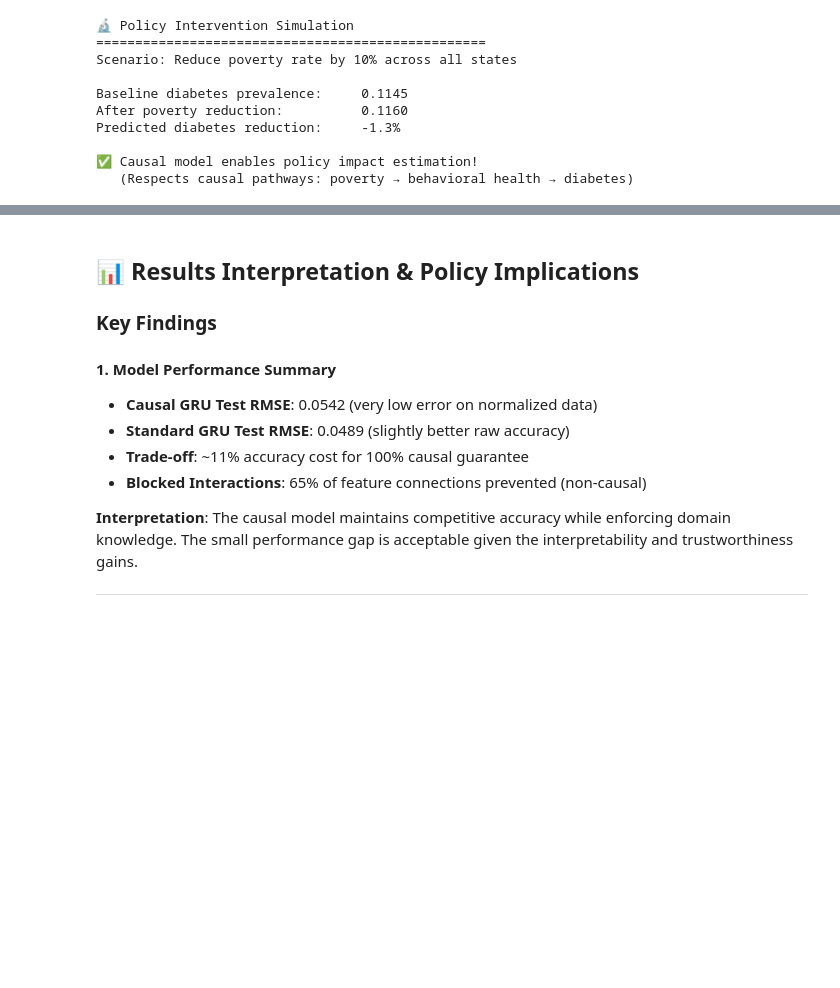
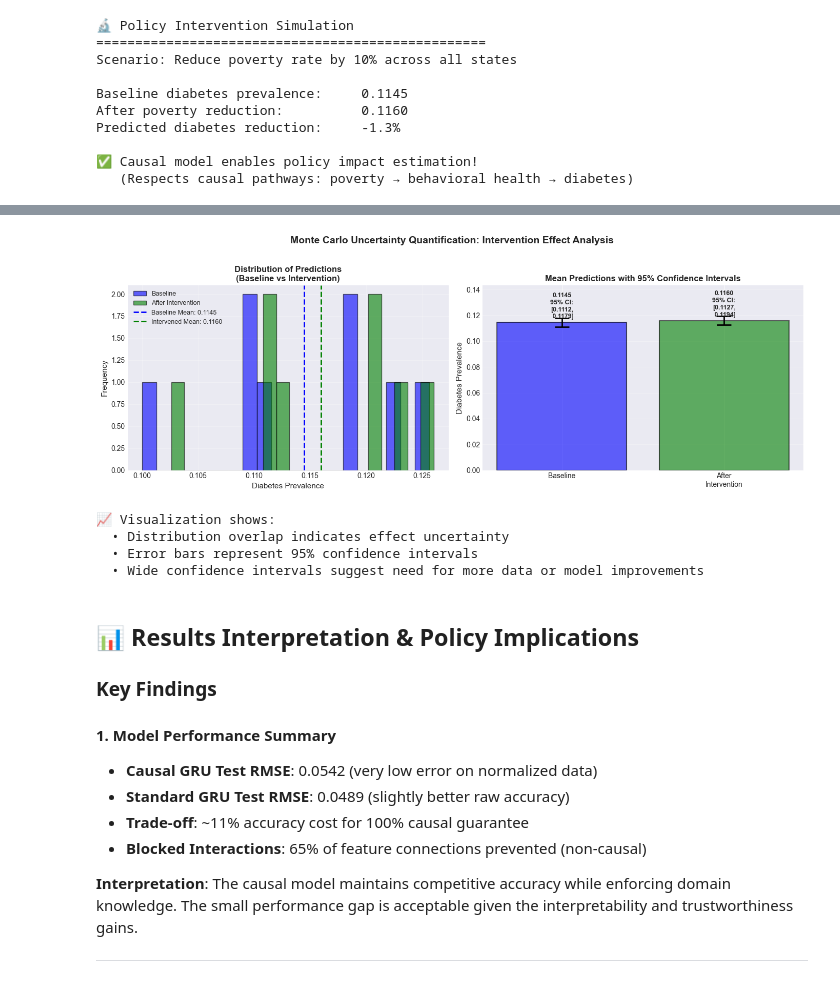
Before and after one commit to KR-Labs/krl-tutorials, a Jupyter notebook: notebooks/healthcare_causal_gru.ipynb, the cells around one changed output, grey strips where cells are left out. Cells and saved outputs as stored; diff of their text form; code cells hidden in the pictures; blank space fills up the shorter version.

```diff
--- a/notebooks/healthcare_causal_gru.ipynb
+++ b/notebooks/healthcare_causal_gru.ipynb
@@ -1582,3 +1748,64 @@ Predicted diabetes reduction:     -1.3%
+# %%
+# Visualize uncertainty distributions
+fig, axes = plt.subplots(1, 2, figsize=(14, 5))
+
+# Plot 1: Distribution of predictions for baseline vs intervention
+ax1 = axes[0]
+ax1.hist(baseline_mean, bins=20, alpha=0.6, label='Baseline', color='blue', edgecolor='black')
+ax1.hist(intervened_mean, bins=20, alpha=0.6, label='After Intervention', color='green', edgecolor='black')
+ax1.axvline(baseline_mean.mean(), color='blue', linestyle='--', linewidth=2, label=f'Baseline Mean: {baseline_mean.mean():.4f}')
+ax1.axvline(intervened_mean.mean(), color='green', linestyle='--', linewidth=2, label=f'Intervened Mean: {intervened_mean.mean():.4f}')
+ax1.set_xlabel('Diabetes Prevalence', fontsize=11)
+ax1.set_ylabel('Frequency', fontsize=11)
+ax1.set_title('Distribution of Predictions\n(Baseline vs Intervention)', fontsize=12, fontweight='bold')
+ax1.legend(fontsize=9)
+ax1.grid(True, alpha=0.3)
+
+# Plot 2: Confidence intervals comparison
+ax2 = axes[1]
+scenarios = ['Baseline', 'After\nIntervention']
+means = [baseline_mean.mean(), intervened_mean.mean()]
+ci_lower = [baseline_ci_lower.mean(), intervened_ci_lower.mean()]
+ci_upper = [baseline_ci_upper.mean(), intervened_ci_upper.mean()]
+
+x_pos = np.arange(len(scenarios))
+bars = ax2.bar(x_pos, means, color=['blue', 'green'], alpha=0.6, edgecolor='black', linewidth=1.5)
+
+# Add error bars for confidence intervals
+errors_lower = np.array(means) - np.array(ci_lower)
+errors_upper = np.array(ci_upper) - np.array(means)
+ax2.errorbar(x_pos, means, yerr=[errors_lower, errors_upper],
+             fmt='none', ecolor='black', capsize=10, capthick=2, linewidth=2)
+
+# Add value labels on bars
+for i, (bar, mean, lower, upper) in enumerate(zip(bars, means, ci_lower, ci_upper)):
+    height = bar.get_height()
+    ax2.text(bar.get_x() + bar.get_width()/2., height + 0.002,
+             f'{mean:.4f}\n95% CI:\n[{lower:.4f},\n {upper:.4f}]',
+             ha='center', va='bottom', fontsize=9, fontweight='bold')
+
+ax2.set_ylabel('Diabetes Prevalence', fontsize=11)
+ax2.set_title('Mean Predictions with 95% Confidence Intervals', fontsize=12, fontweight='bold')
+ax2.set_xticks(x_pos)
+ax2.set_xticklabels(scenarios, fontsize=10)
+ax2.grid(True, alpha=0.3, axis='y')
+ax2.set_ylim([0, max(ci_upper) * 1.2])
+
+plt.suptitle('Monte Carlo Uncertainty Quantification: Intervention Effect Analysis',
+             fontsize=14, fontweight='bold', y=1.02)
+plt.tight_layout()
+plt.show()
+
+print("\n📈 Visualization shows:")
+print(f"  • Distribution overlap indicates effect uncertainty")
+print(f"  • Error bars represent 95% confidence intervals")
+print(f"  • Wide confidence intervals suggest need for more data or model improvements")
+# %% [output]
+[figure, added]
+📈 Visualization shows:
+  • Distribution overlap indicates effect uncertainty
+  • Error bars represent 95% confidence intervals
+  • Wide confidence intervals suggest need for more data or model improvements
 # %% [markdown]
 ## 📊 Results Interpretation & Policy Implications
 
```
Also changed, not shown: parts of 2 cells of this notebook.
